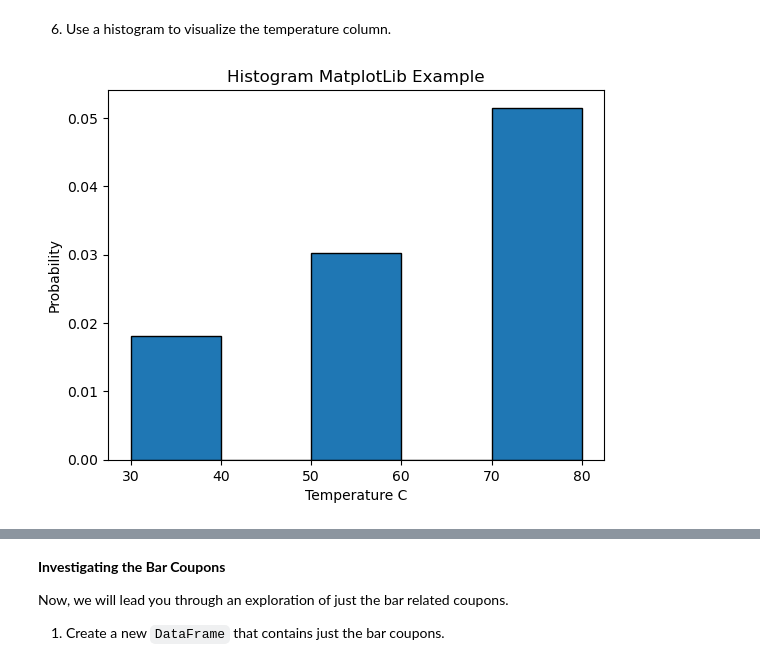
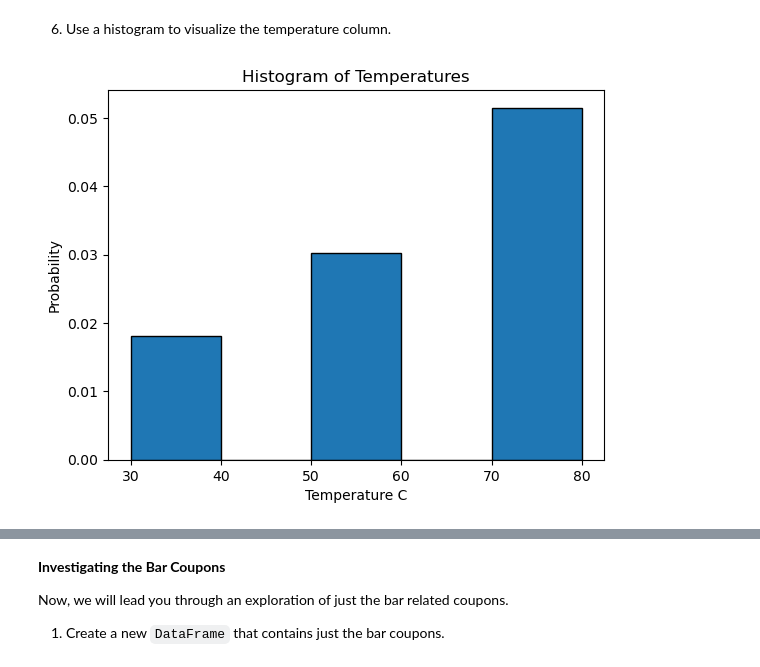
Before and after one commit to zeino/practical-application-5.1, a Jupyter notebook: prompt.ipynb, the cells around one changed output, grey strips where cells are left out. Saved outputs shown, nothing was run; the diff lists cells and outputs as text; code cells hidden in the pictures.

```diff
--- a/prompt.ipynb
+++ b/prompt.ipynb
@@ -270,14 +269,20 @@ Name: count, dtype: int64
 4. Separated the color definition from the application logic
 # %% [markdown]
 6. Use a histogram to visualize the temperature column.
-# %%
-plt.hist(data['temperature'], edgecolor='black',bins = 5, density = True)
-plt.title('Histogram MatplotLib Example')
-plt.xlabel('Temperature C')
-plt.ylabel('Probability')
-plt.show()
-# %% [output]
-[figure, removed]
+# %%
+# Create a histogram of temperature data with black edges, 5 bins, and normalized to show probability
+plt.hist(data['temperature'], edgecolor='black',bins = 5, density = True)
+# Add title to the histogram
+plt.title('Histogram of Temperatures')
+# Label x-axis as Temperature in Celsius
+plt.xlabel('Temperature C')
+# Label y-axis as Probability
+plt.ylabel('Probability')
+# Save the plot as a PNG file in the images directory
+plt.savefig("images/histogramTemperatureColumnMatplotlib.png")
+plt.show()
+# %% [output]
+[figure, added]
 # %%
 # Create a histogram using Seaborn's histplot:
 # - data: input DataFrame
```
Also changed, not shown: parts of 23 cells of this notebook, 13 other files.
